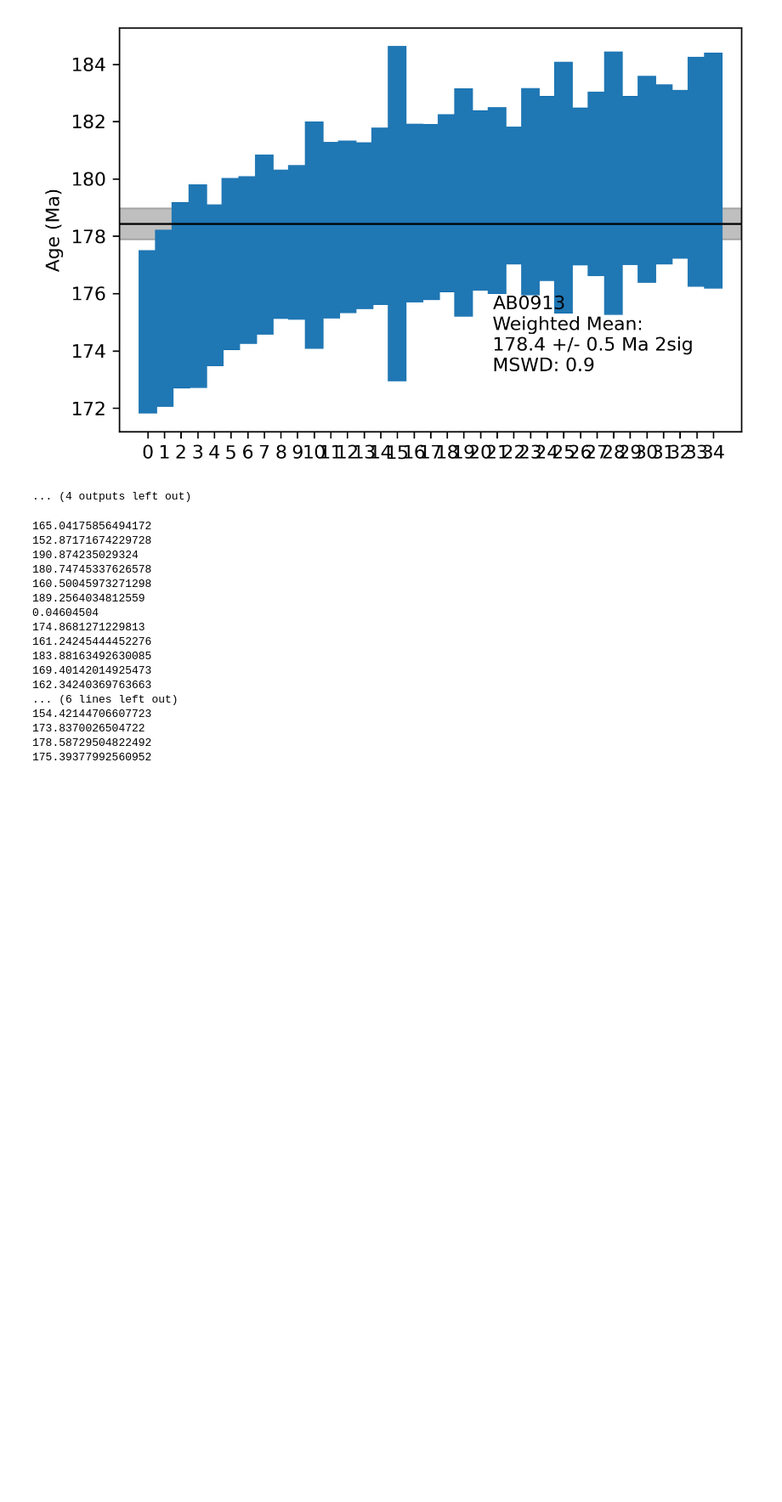
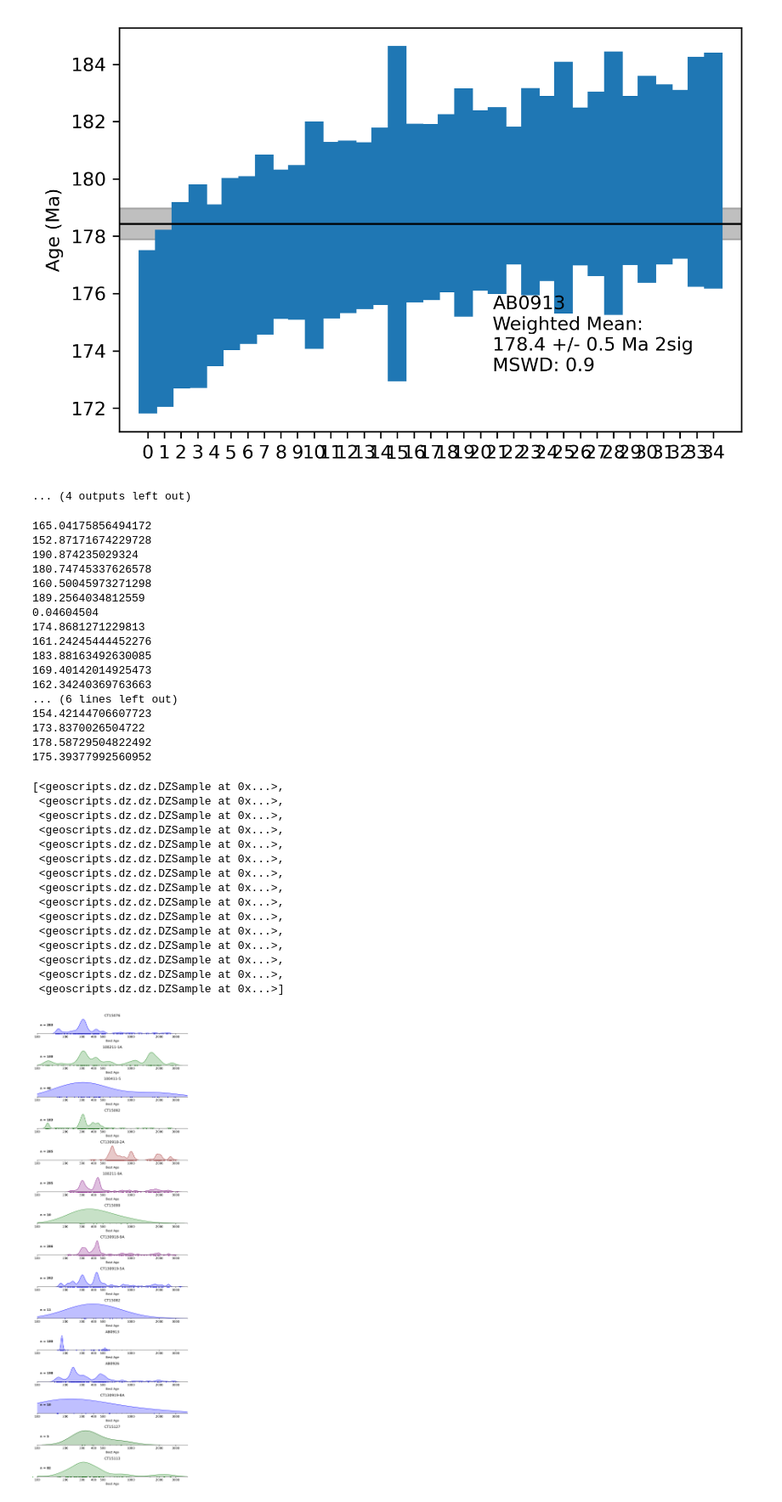
Before and after one commit to dyvasey/dz-caucasus, a Jupyter notebook: plot_by_age.ipynb, the cells around one changed output. Shown at 85% size. Saved outputs shown, nothing was run; the diff lists cells and outputs as text; code cells hidden in the pictures; blank space fills up the shorter version.

Commit message:
Added plotting of all samples

```diff
--- a/plot_by_age.ipynb
+++ b/plot_by_age.ipynb
@@ -223,3 +223,29 @@ for sample in samples_new:
 173.8370026504722
 178.58729504822492
 175.39377992560952
+# %%
+for smp in samples_new:
+    if smp.name=='CT15099':
+        smp.color='forestgreen'
+    if smp.name=='CT15082':
+        smp.color='blue'
+
+names = [smp.name for smp in samples_new]
+plot_fault_block(names,save=True,filename='new.jpg')
+# %% [output]
+[<geoscripts.dz.dz.DZSample at 0x...>,
+ <geoscripts.dz.dz.DZSample at 0x...>,
+ <geoscripts.dz.dz.DZSample at 0x...>,
+ <geoscripts.dz.dz.DZSample at 0x...>,
+ <geoscripts.dz.dz.DZSample at 0x...>,
+ <geoscripts.dz.dz.DZSample at 0x...>,
+ <geoscripts.dz.dz.DZSample at 0x...>,
+ <geoscripts.dz.dz.DZSample at 0x...>,
+ <geoscripts.dz.dz.DZSample at 0x...>,
+ <geoscripts.dz.dz.DZSample at 0x...>,
+ <geoscripts.dz.dz.DZSample at 0x...>,
+ <geoscripts.dz.dz.DZSample at 0x...>,
+ <geoscripts.dz.dz.DZSample at 0x...>,
+ <geoscripts.dz.dz.DZSample at 0x...>,
+ <geoscripts.dz.dz.DZSample at 0x...>]
+[figure, added]
```
Also changed, not shown: parts of 4 cells of this notebook.
